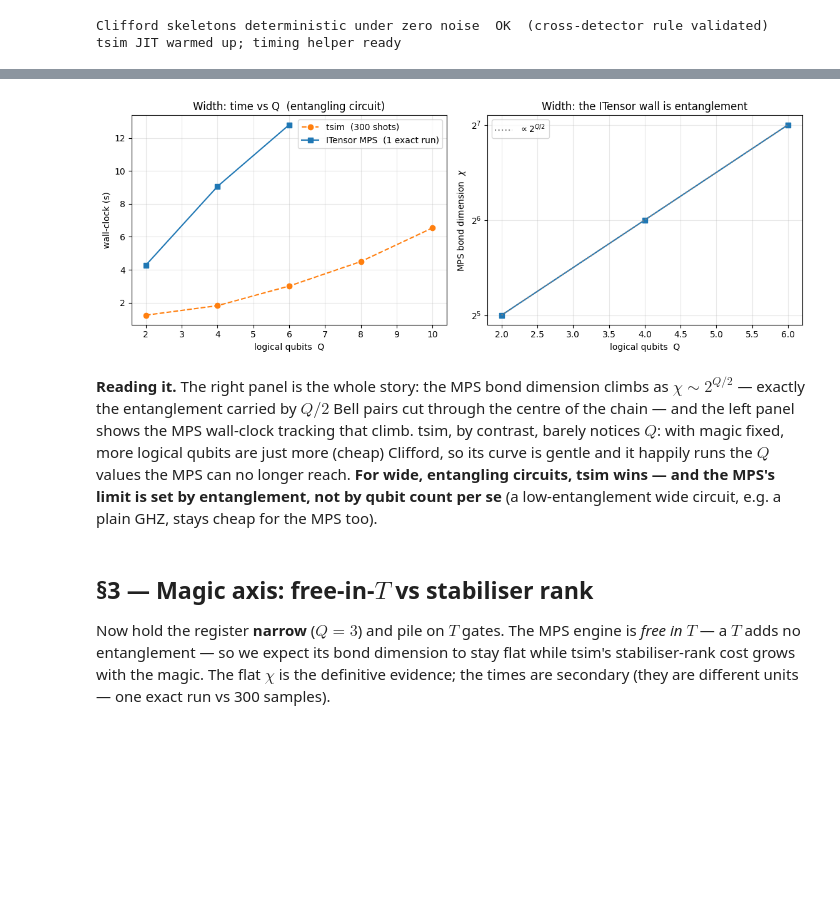
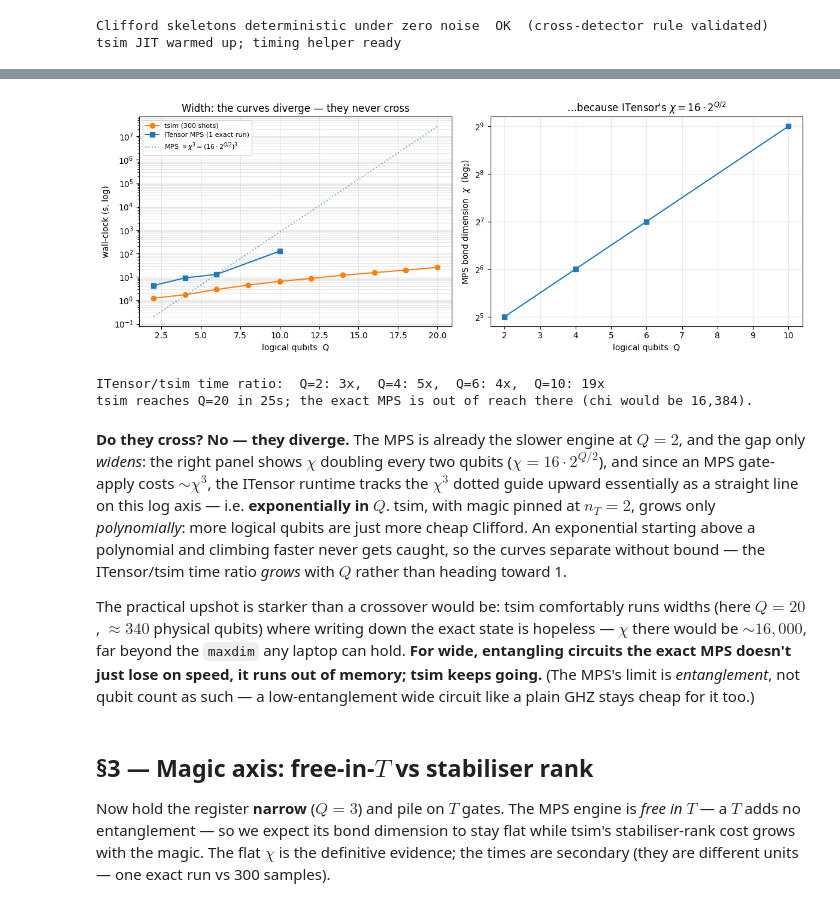
Before and after one commit to SFlann/Quantum-Playground, a Jupyter notebook: Playground/Surface-Codes/Itensor/9.tsim/example_deep_circuit_scaling.ipynb, the cells around one changed output, grey strips where cells are left out. Saved outputs shown, nothing was run; the diff lists cells and outputs as text; code cells hidden in the pictures; blank space fills up the shorter version.

Commit message:
Update tsim scaling

```diff
--- a/Playground/Surface-Codes/Itensor/9.tsim/example_deep_circuit_scaling.ipynb
+++ b/Playground/Surface-Codes/Itensor/9.tsim/example_deep_circuit_scaling.ipynb
@@ -123,14 +128,17 @@ form directly.
 # %%
+# tsim: push the width far past what the exact MPS can reach (magic fixed at 2).
 tsim_width = []
-it_Qs = {row["Q"] for row in IT["width"]}
-Qs = sorted(set([2, 4, 6, 8, 10]) | it_Qs)
-for Q in Qs:
+for Q in range(2, 21, 2):
     preps, gates = xent(Q)
     txt = ts.multi_patch_circuit(3, Q, preps=preps, gates=gates, R_pre=1, R_gap=1, R_post=1, p=0.005)
     dt = tsim_time(txt)
     tsim_width.append({"Q": Q, "secs": dt, "nT": ts.count_T(gates)})
     print(f"  tsim  Q={Q:2d}: {dt:6.2f}s")
-print("\nITensor MPS (from JSON):")
-for r in IT["width"]:
-    print(f"  Q={r['Q']:2d}: chi={r['chi']:4d}  {r['secs']:7.2f}s  ({r['sites']} MPS sites)")
+
+# ITensor: prefer the warm-timed extended sweep (bench_width_ext.jl) over the 3-point main bench.
+_wpath = "./data/deep_itensor_width.json"
+IT_width = json.load(open(_wpath))["width"] if os.path.exists(_wpath) else IT["width"]
+print("\nITensor MPS (warm-timed, exact):")
+for r in IT_width:
+    print(f"  Q={r['Q']:2d}: chi={r['chi']:4d}  {r['secs']:8.2f}s  ({r['sites']} sites, err~{r['err']:.0e})")
 # %% [output]
@@ -147,30 +161,53 @@ ITensor MPS (from JSON):
 # %%
-fig, (ax1, ax2) = plt.subplots(1, 2, figsize=(11.5, 4.3))
+fig, (ax1, ax2) = plt.subplots(1, 2, figsize=(12, 4.5))
 
 tq = np.array([r["Q"] for r in tsim_width]);  tt = np.array([r["secs"] for r in tsim_width])
-iq = np.array([r["Q"] for r in IT["width"]]); it = np.array([r["secs"] for r in IT["width"]])
-ic = np.array([r["chi"] for r in IT["width"]])
-ax1.plot(tq, tt, "o--", color="C1", label="tsim  (300 shots)")
-ax1.plot(iq, it, "s-", color="C0", label="ITensor MPS  (1 exact run)")
-ax1.set_xlabel("logical qubits  Q"); ax1.set_ylabel("wall-clock (s)")
-ax1.set_title("Width: time vs Q  (entangling circuit)"); ax1.legend(); ax1.grid(alpha=.3)
+iq = np.array([r["Q"] for r in IT_width]);    it = np.array([r["secs"] for r in IT_width])
+ic = np.array([r["chi"] for r in IT_width])
 
-ax2.plot(iq, ic, "s-", color="C0")
-ax2.plot(iq, 2 ** (iq / 2) * (ic[0] / 2 ** (iq[0] / 2)), ":", color="0.5", label=r"$\propto 2^{Q/2}$")
-ax2.set_yscale("log", base=2); ax2.set_xlabel("logical qubits  Q")
-ax2.set_ylabel(r"MPS bond dimension  $\chi$")
-ax2.set_title("Width: the ITensor wall is entanglement"); ax2.legend(); ax2.grid(alpha=.3)
+# --- left: time vs Q on a log axis, so exponential-vs-polynomial shows as its shape ---
+ax1.semilogy(tq, tt, "o-", color="C1", label="tsim (300 shots)")
+ax1.semilogy(iq, it, "s-", color="C0", label="ITensor MPS (1 exact run)")
+# chi^3 runaway guide, calibrated to the ITensor point at Q=6 (chi is exactly 16*2^(Q/2))
+q6 = int(np.where(iq == 6)[0][0]); kk = it[q6] / ic[q6] ** 3
+qq = np.arange(2, 21, 2); chi_hi = 16.0 * 2 ** (qq / 2)
+ax1.semilogy(qq, kk * chi_hi ** 3, ":", color="C0", alpha=.6,
+             label=r"MPS $\propto \chi^3=(16\cdot 2^{Q/2})^3$")
+ax1.set_xlabel("logical qubits  Q"); ax1.set_ylabel("wall-clock (s, log)")
+ax1.set_title("Width: the curves diverge — they never cross")
+ax1.legend(fontsize=8, loc="upper left"); ax1.grid(alpha=.3, which="both")
+
+# --- right: the driver, chi ~ 2^{Q/2} ---
+ax2.semilogy(iq, ic, "s-", color="C0", base=2)
+ax2.set_xlabel("logical qubits  Q"); ax2.set_ylabel(r"MPS bond dimension  $\chi$  (log$_2$)")
+ax2.set_title(r"…because ITensor's $\chi = 16\cdot 2^{Q/2}$"); ax2.grid(alpha=.3, which="both")
 plt.tight_layout(); plt.show()
+
+# quantify the (widening) gap wherever both engines have a point
+common = [(q, it[list(iq).index(q)], tt[list(tq).index(q)]) for q in iq if q in set(tq)]
+print("ITensor/tsim time ratio:  " +
+      ",  ".join(f"Q={q}: {i/t:.0f}x" for q, i, t in common))
+print(f"tsim reaches Q={tq.max()} in {tt[-1]:.0f}s; the exact MPS is out of reach there "
+      f"(chi would be {int(16*2**(tq.max()/2)):,}).")
 # %% [output]
-[figure, old version]
+[figure, new version]
+ITensor/tsim time ratio:  Q=2: 3x,  Q=4: 5x,  Q=6: 4x,  Q=10: 19x
+tsim reaches Q=20 in 25s; the exact MPS is out of reach there (chi would be 16,384).
 # %% [markdown]
-**Reading it.** The right panel is the whole story: the MPS bond dimension climbs as $\chi \sim 2^{Q/2}$
-— exactly the entanglement carried by $Q/2$ Bell pairs cut through the centre of the chain — and the
-left panel shows the MPS wall-clock tracking that climb. tsim, by contrast, barely notices $Q$: with
-magic fixed, more logical qubits are just more (cheap) Clifford, so its curve is gentle and it happily
-runs the $Q$ values the MPS can no longer reach. **For wide, entangling circuits, tsim wins — and the
-MPS's limit is set by entanglement, not by qubit count per se** (a low-entanglement wide circuit, e.g.
-a plain GHZ, stays cheap for the MPS too).
+**Do they cross? No — they diverge.** The MPS is already the slower engine at $Q=2$, and the gap only
+*widens*: the right panel shows $\chi$ doubling every two qubits ($\chi = 16\cdot 2^{Q/2}$), and since an
+MPS gate-apply costs $\sim\!\chi^3$, the ITensor runtime tracks the $\chi^3$ dotted guide upward
+essentially as a straight line on this log axis — i.e. **exponentially in $Q$**. tsim, with magic pinned
+at $n_T=2$, grows only *polynomially*: more logical qubits are just more cheap Clifford. An exponential
+starting above a polynomial and climbing faster never gets caught, so the curves separate without bound
+— the ITensor/tsim time ratio *grows* with $Q$ rather than heading toward 1.
+
+The practical upshot is starker than a crossover would be: tsim comfortably runs widths (here $Q=20$,
+$\approx\!340$ physical qubits) where writing down the exact state is hopeless — $\chi$ there would be
+$\sim\!16{,}000$, far beyond the `maxdim` any laptop can hold. **For wide, entangling circuits the exact
+MPS doesn't just lose on speed, it runs out of memory; tsim keeps going.** (The MPS's limit is
+*entanglement*, not qubit count as such — a low-entanglement wide circuit like a plain GHZ stays cheap
+for it too.)
 # %% [markdown]
 ## §3 — Magic axis: free-in-$T$ vs stabiliser rank
 
```
Also changed, not shown: parts of 6 cells of this notebook, 4 other files.
